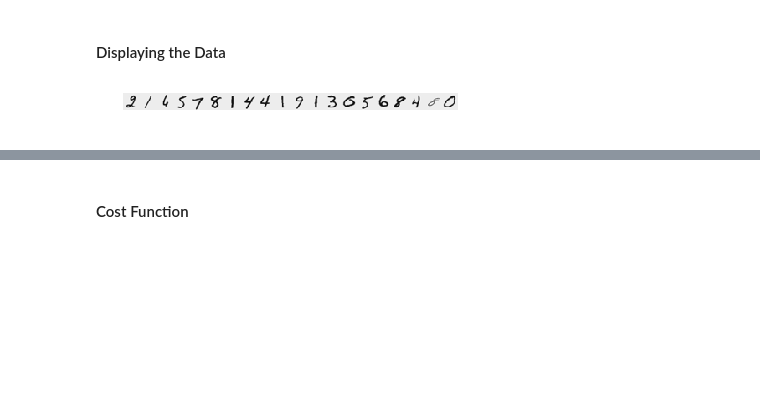
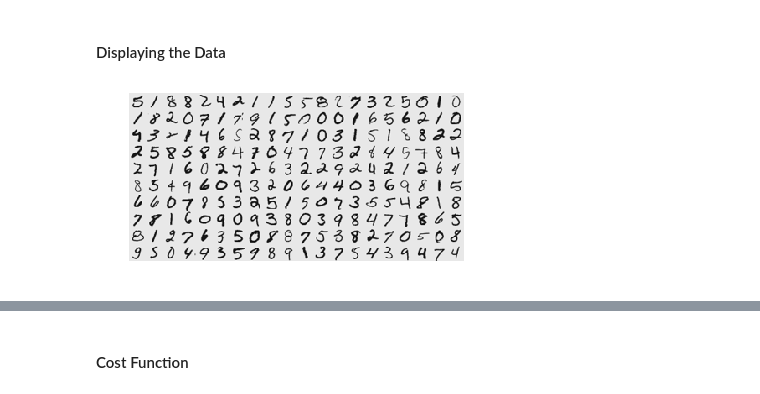
Before and after one commit to gsam1/py-ml-stanford, a Jupyter notebook: ml-ex4/Machine Learning Exercise 4 Neural Networks Learning.ipynb, the cells around one changed output, grey strips where cells are left out. Drawn from its saved outputs; the diff is of its cells as text; code cells hidden in the pictures; blank space fills up the shorter version.

```diff
--- a/ml-ex4/Machine Learning Exercise 4 Neural Networks Learning.ipynb
+++ b/ml-ex4/Machine Learning Exercise 4 Neural Networks Learning.ipynb
@@ -20,15 +20,25 @@ weights.keys()
 ['Theta2', '__version__', '__header__', 'Theta1', '__globals__']
 # %% [markdown]
 #### Displaying the Data
-# %%
-rand_indices = np.random.choice(X.shape[0], 20)
-sel1 = X[rand_indices[0:20], 1:].reshape(-1,20).T
-
-plt.imshow(sel1, cmap='gray_r')
-plt.axis('off')
-plt.show()
-# %% [output]
-[figure, removed]
+# %%
+def display_data(x):
+    im_number = 200
+    imv = np.empty((20,0))
+    imag = []
+    for i in range(im_number):
+        im = np.reshape(x[i],(20,20)).T
+        imv = np.append(imv,im,axis=1)
+        if (i+1) % 20 == 0:
+            imag.append(imv)
+            imv = np.empty((20,0))
+    image = np.concatenate((imag[:]),axis = 0)
+    plt.axis('off')
+    plt.imshow(image, cmap = 'gray_r')
+# %%
+np.random.shuffle(data['X'])
+display_data(data['X'])
+# %% [output]
+[figure, added]
 # %% [markdown]
 #### Model Representation
 Taken from the assignment's documentation:
```
Also changed, not shown: parts of 6 cells of this notebook.
